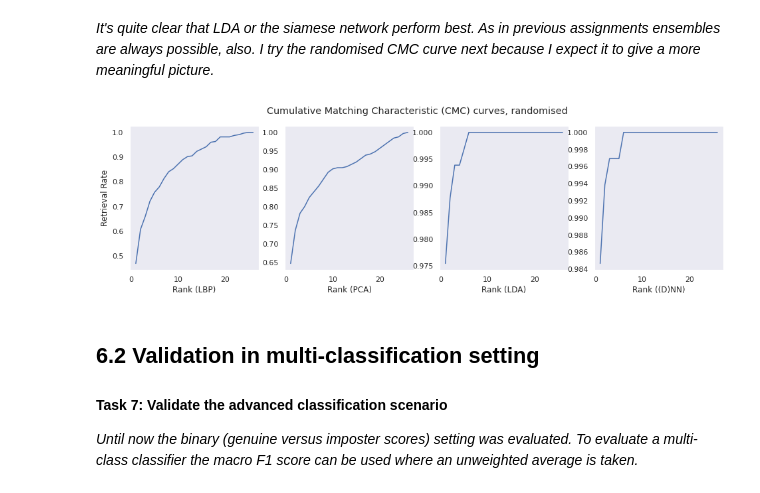
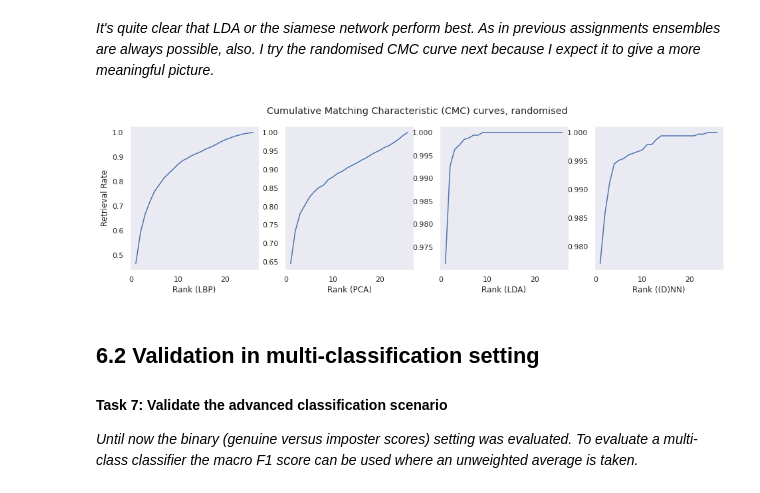
Before and after one commit to BrunoVandekerkhove/biometric-systems, a Jupyter notebook: face_recognition/facial_recognition.ipynb, the cells around one changed output. Cells and saved outputs as stored; diff of their text form; code cells hidden in the pictures.

Commit message:
Repeated randomisation

```diff
--- a/face_recognition/facial_recognition.ipynb
+++ b/face_recognition/facial_recognition.ipynb
@@ -442,7 +442,7 @@ train and the test set then stores them on disk.
   The training set result is used for validation.
   The test set scores are used for evaluation.
 """
-recompute = True # set to true if starting from scratch
+recompute = False # set to true if starting from scratch
 scores_dict = {} # holds the distances & similarity matrices for training set
 scores_test_dict = {} # holds the distances & similarities for the test set for the evaluation at the end
 for strategy in strategies:
@@ -838,34 +838,36 @@ def random_CMC(strategy, n_ranks=26, training=True):
     input_labels = strategy.y_train if training == True else strategy.y_test
     uniques = list(set(strategy.y_train))
     gallery_elements = [[i for i in range(len(strategy.y_train)) if strategy.y_train[i] == l] for l in uniques]
     cmc = [0] * n_ranks
     for (i,e) in zip(range(len(embeddings_test)),embeddings_test):
       label_idx = input_labels[i]
       gallery = [random.choice(els) for els in gallery_elements]
       if training == True:
         while gallery[label_idx] == i:
           gallery[label_idx] = random.choice(gallery_elements[label_idx])
       distances = [strategy.distance(e,embeddings[x]) for x in gallery]
       rank = np.argsort(np.argsort(distances))[label_idx] # it's distances now, not similarities!
       if rank < n_ranks:
         cmc[rank] += 1
     return np.cumsum(cmc) / len(embeddings_test)
 
 
 # Visualise
+N = 10
 considered_strategies = strategies#[2:]
 center_plots()
 figure, axes = plt.subplots(ncols=len(considered_strategies), figsize=(16,4))
 figure.suptitle('Cumulative Matching Characteristic (CMC) curves, randomised')
 for (i,strategy) in zip(range(len(considered_strategies)),considered_strategies):
   cmc = random_CMC(strategy, n_ranks=26)
+  cmc = np.mean([random_CMC(strategy, n_ranks=26) for j in range(N)], axis=0)
   axes[i].plot(list(range(1, len(cmc) + 1)), cmc)
   if i == 0:
     axes[i].set(ylabel='Retrieval Rate')
   axes[i].set(xlabel='Rank (' + strategy.name + ')')
 plt.show()
 # %% [output]
-[figure, old version]
+[figure, new version]
 # %% [markdown]
 ## 6.2 Validation in multi-classification setting
 
```
